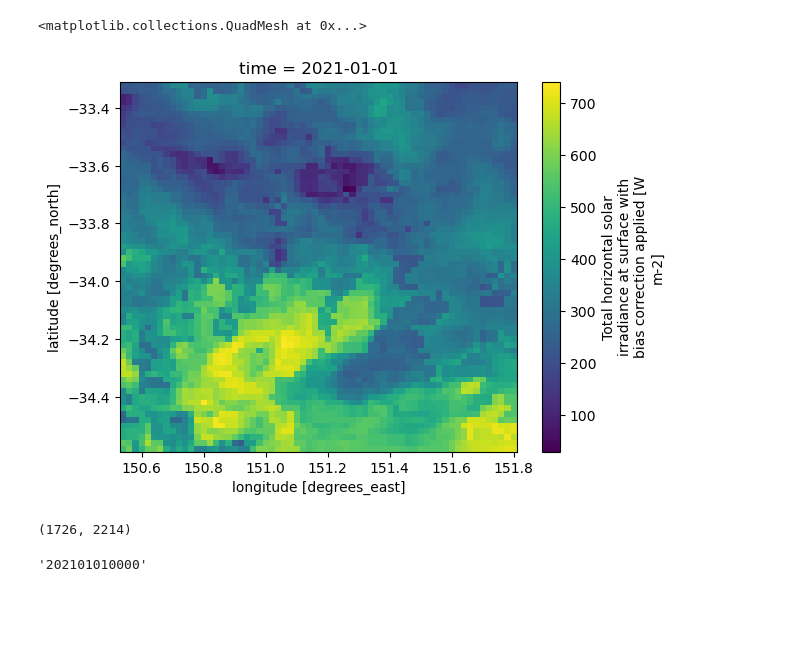
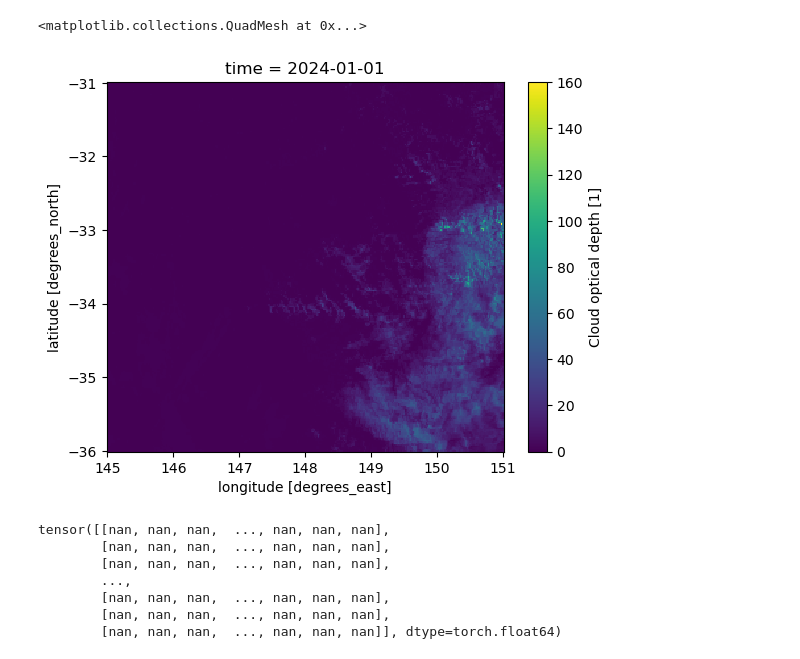
Before and after one commit to cdoedens/solar-nowcast, a Jupyter notebook: mengmeng-Diffusion/01_custom_data.ipynb, the cells around one changed output. Saved outputs shown, nothing was run; the diff lists cells and outputs as text; code cells hidden in the pictures; blank space fills up the shorter version.

```diff
--- a/mengmeng-Diffusion/01_custom_data.ipynb
+++ b/mengmeng-Diffusion/01_custom_data.ipynb
@@ -62,14 +74,18 @@ def get_latlon(ind_lat, ind_lon, xr_dir):
 # %%
-himawari = petdata.archive.Himawari('surface_global_irradiance')
+cod = petdata.archive.Himawari('cloud_optical_depth')
 
+# satpipe = petpipe.Pipeline(
+#     (ir_sat, vis_sat, cod)
+# )
 satpipe = petpipe.Pipeline(
-    himawari
+    cod
 )
 
 prepare = petpipe.Pipeline(
     satpipe,
     # GeospatialTimeSeriesMerge(reference_dataset=satpipe['2021-06-09T02']), # These are pretty similar grids, so just pick one
-    iterator=petpipe.iterators.DateRange(2021, 2023, interval='10 minutes')
+    petdata.transform.region.Bounding(-36, -31, 145, 151),
+    iterator=petpipe.iterators.DateRange(2024, 2025, interval='10 minutes')
 )
 ipipe = iter(prepare)
 
@@ -98,9 +92,0 @@ dat_crop = merged_sample['surface_global_irradiance'].isel(
-# %%
-dat_crop.plot()
-# %% [output]
-<matplotlib.collections.QuadMesh at 0x...>
-[figure, removed]
-# %%
- merged_sample['surface_global_irradiance'][0,:,:].shape
-# %% [output]
-(1726, 2214)
@@ -111,8 +93,8 @@ dt = t.astype('datetime64[ms]').astype(object)
-# %%
-formatted = dt.strftime('%Y%m%d%H%M')
-formatted
-# %% [output]
-'202101010000'
+# %%
+merged_sample['cloud_optical_depth'].plot()
+# %% [output]
+<matplotlib.collections.QuadMesh at 0x...>
+[figure, added]
 # %%
 prepare = petpipe.Pipeline(
     satpipe,
@@ -141,0 +120,10 @@ for i in range(0, 50):
+# %%
+data
+# %% [output]
+tensor([[nan, nan, nan,  ..., nan, nan, nan],
+        [nan, nan, nan,  ..., nan, nan, nan],
+        [nan, nan, nan,  ..., nan, nan, nan],
+        ...,
+        [nan, nan, nan,  ..., nan, nan, nan],
+        [nan, nan, nan,  ..., nan, nan, nan],
+        [nan, nan, nan,  ..., nan, nan, nan]], dtype=torch.float64)
```
Also changed, not shown: parts of 8 cells of this notebook.
